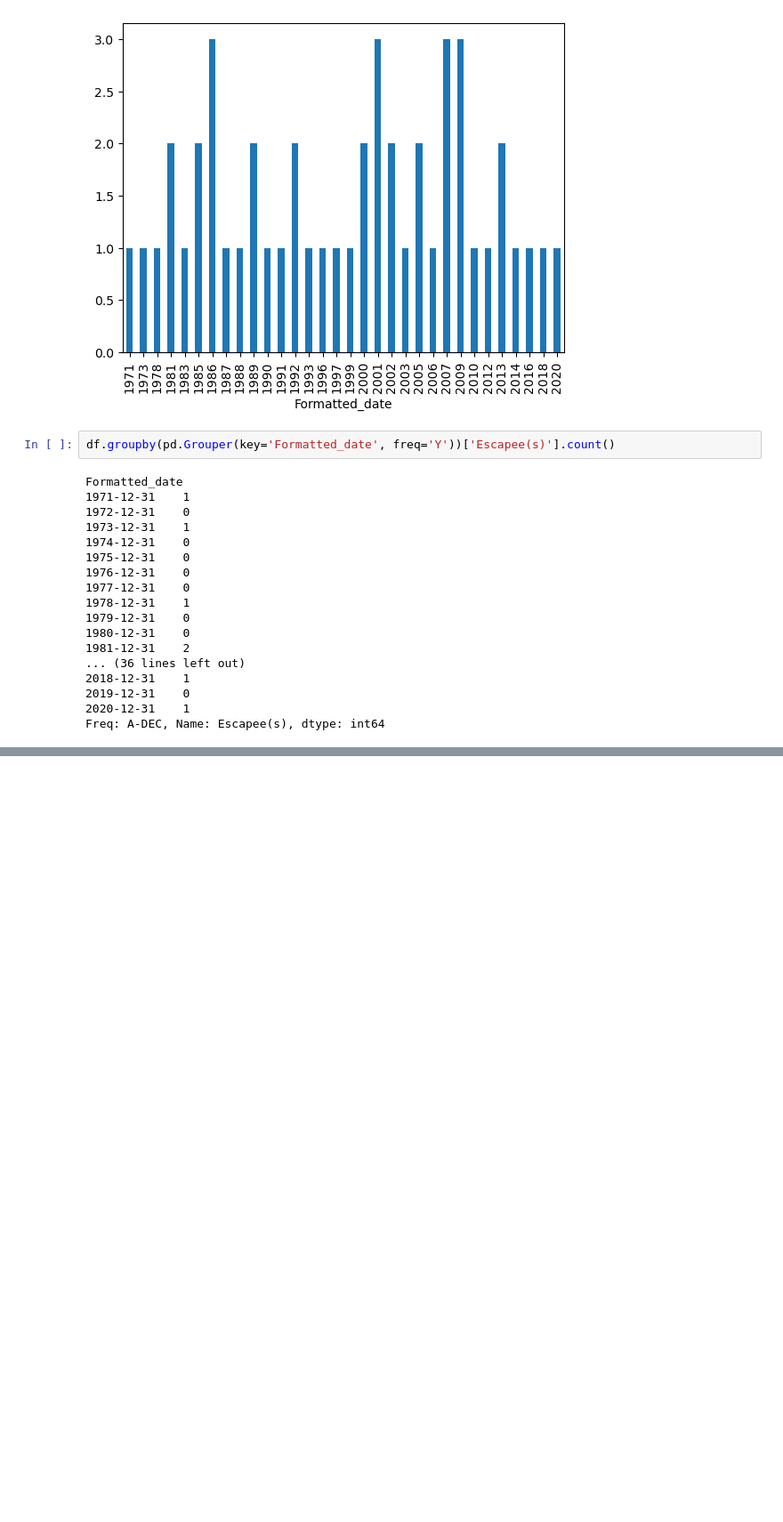
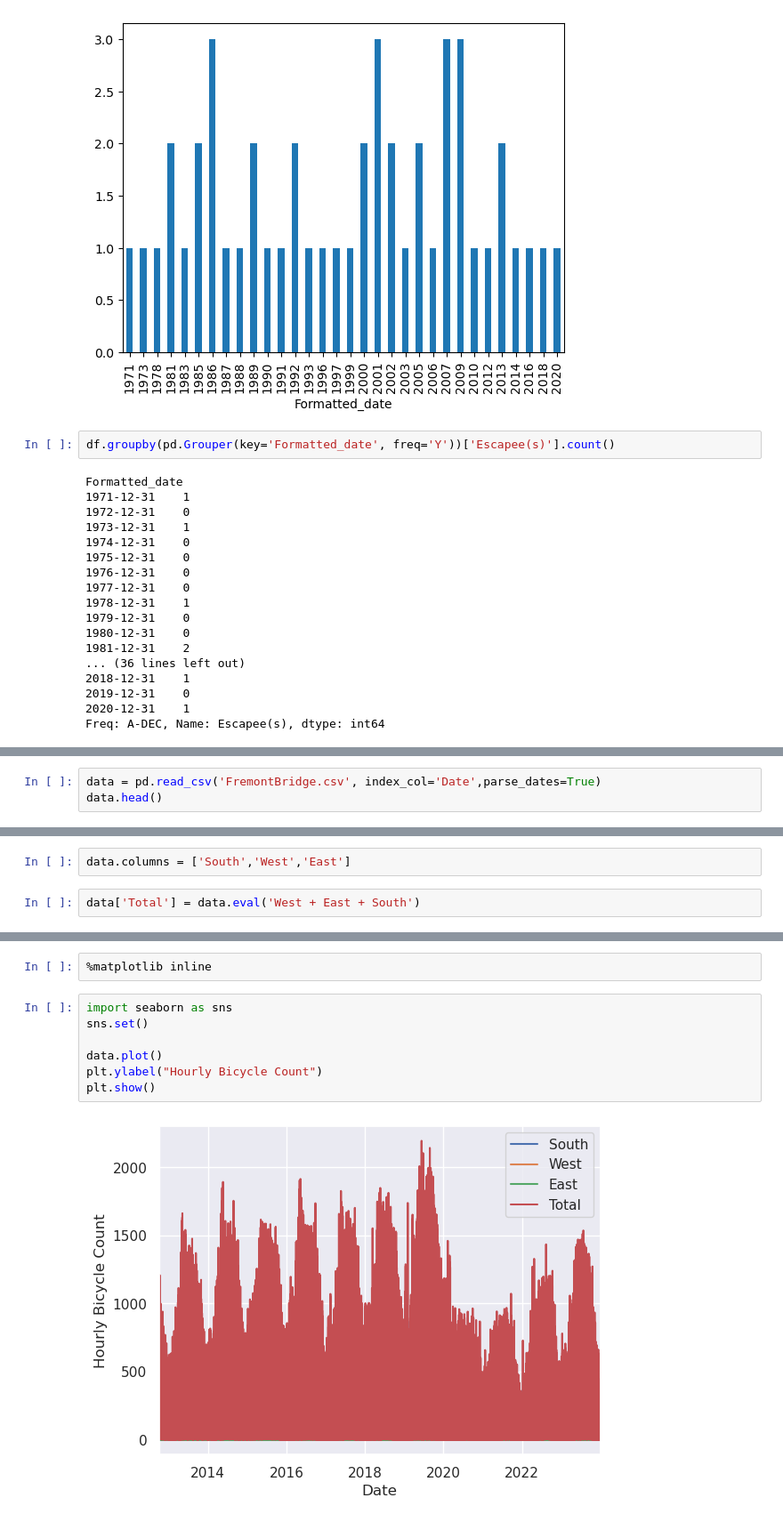
Before and after one commit to FRANKSADWAR/Regression_labs, a Jupyter notebook: Data Quest.ipynb, the cells around one changed output, grey strips where cells are left out. Shown: that part at 89% size. Drawn from its saved outputs; the diff is of its cells as text; blank space fills up the shorter version.

```diff
--- a/Data Quest.ipynb
+++ b/Data Quest.ipynb
@@ -405,0 +419,3 @@ Freq: A-DEC, Name: Escapee(s), dtype: int64
+# %%
+data = pd.read_csv('FremontBridge.csv', index_col='Date',parse_dates=True)
+data.head()
@@ -405,0 +444,4 @@ Freq: A-DEC, Name: Escapee(s), dtype: int64
+# %%
+data.columns = ['South','West','East']
+# %%
+data['Total'] = data.eval('West + East + South')
@@ -405,0 +468,11 @@ Freq: A-DEC, Name: Escapee(s), dtype: int64
+# %%
+%matplotlib inline
+# %%
+import seaborn as sns
+sns.set()
+
+data.plot()
+plt.ylabel("Hourly Bicycle Count")
+plt.show()
+# %% [output]
+[figure, added]
```
Also changed, not shown: parts of 9 cells of this notebook, 1 other file.
